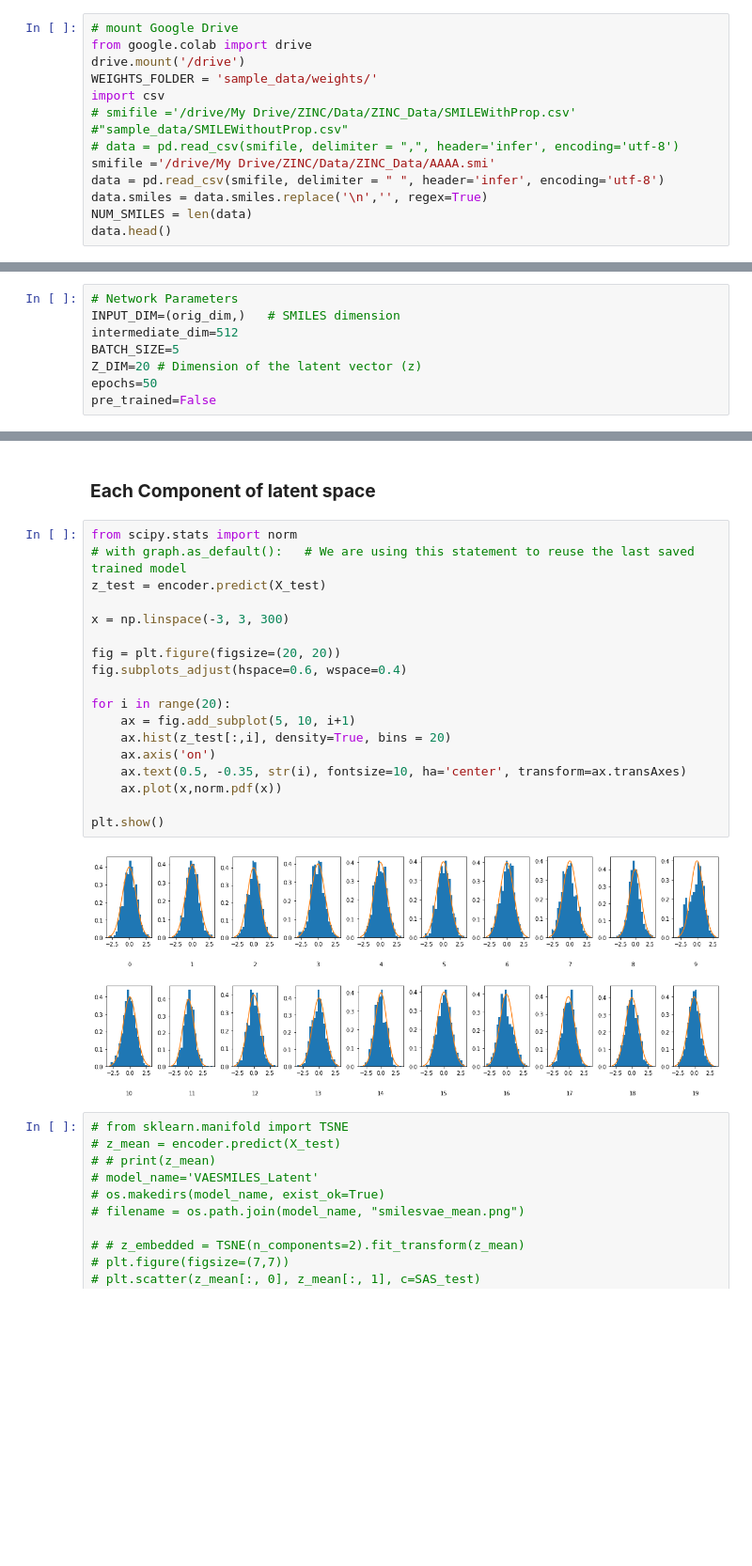
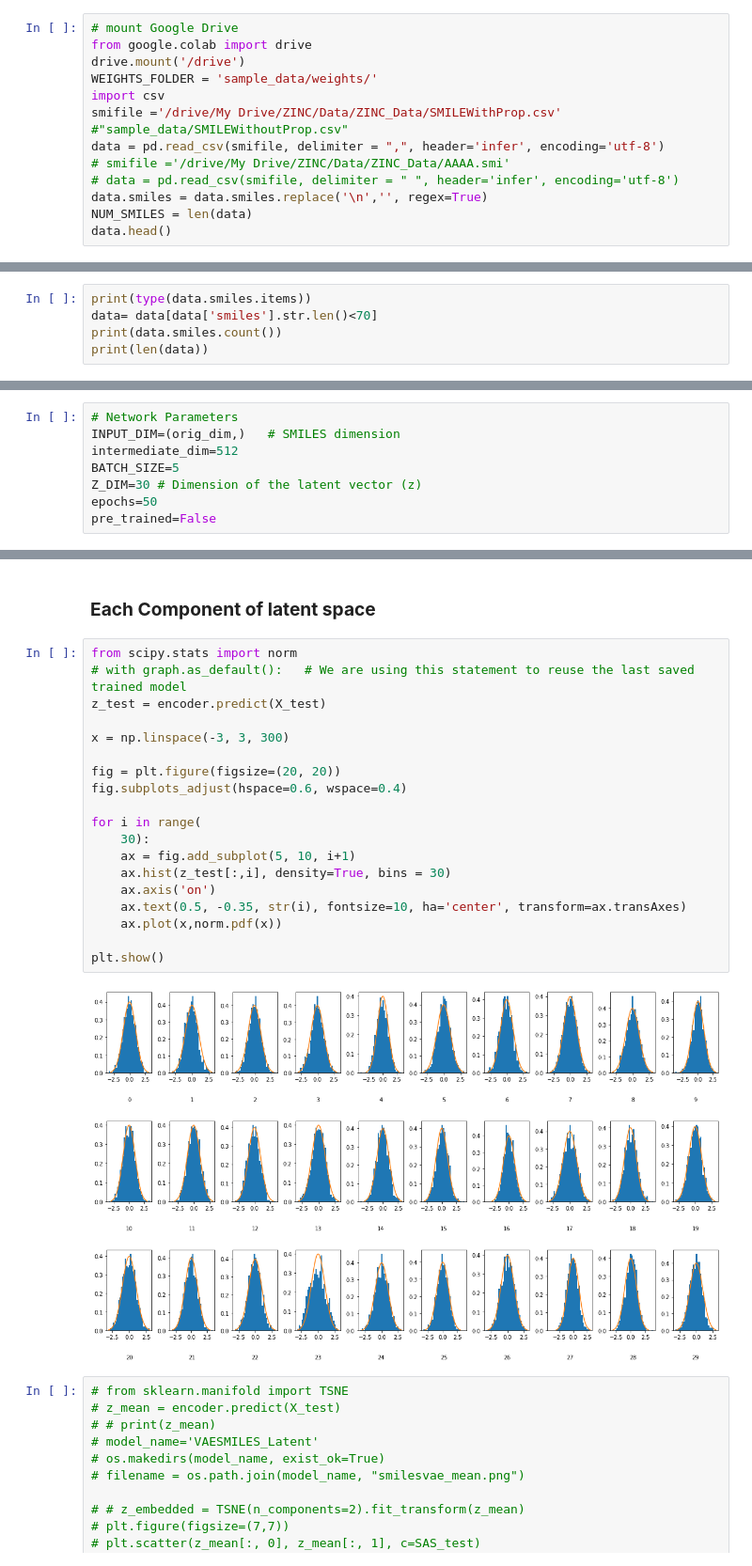
Before and after one commit to chandagrover/Machine-Learning, a Jupyter notebook: 4WithoutProperty_SMILEVAE.ipynb, the cells around one changed output, grey strips where cells are left out. Shown at 94% size. Drawn from its saved outputs; the diff is of its cells as text; blank space fills up the shorter version.

```diff
--- a/4WithoutProperty_SMILEVAE.ipynb
+++ b/4WithoutProperty_SMILEVAE.ipynb
@@ -108,10 +108,10 @@ from google.colab import drive
 drive.mount('/drive')
 WEIGHTS_FOLDER = 'sample_data/weights/'
 import csv
-# smifile ='/drive/My Drive/ZINC/Data/ZINC_Data/SMILEWithProp.csv'      #"sample_data/SMILEWithoutProp.csv"
-# data = pd.read_csv(smifile, delimiter = ",", header='infer', encoding='utf-8')
-smifile ='/drive/My Drive/ZINC/Data/ZINC_Data/AAAA.smi'
-data = pd.read_csv(smifile, delimiter = " ", header='infer', encoding='utf-8')
+smifile ='/drive/My Drive/ZINC/Data/ZINC_Data/SMILEWithProp.csv'      #"sample_data/SMILEWithoutProp.csv"
+data = pd.read_csv(smifile, delimiter = ",", header='infer', encoding='utf-8')
+# smifile ='/drive/My Drive/ZINC/Data/ZINC_Data/AAAA.smi'
+# data = pd.read_csv(smifile, delimiter = " ", header='infer', encoding='utf-8')
 data.smiles = data.smiles.replace('\n','', regex=True)
 NUM_SMILES = len(data)
 data.head()
@@ -125,0 +126,5 @@ Mounted at /drive
+# %%
+print(type(data.smiles.items))
+data= data[data['smiles'].str.len()<70]
+print(data.smiles.count())
+print(len(data))
@@ -234,7 +243,7 @@ X_test = np.reshape(X_test, [-1, orig_dim])
 INPUT_DIM=(orig_dim,)   # SMILES dimension
 intermediate_dim=512
 BATCH_SIZE=5
-Z_DIM=20 # Dimension of the latent vector (z)
+Z_DIM=30 # Dimension of the latent vector (z)
 epochs=50
 pre_trained=False
 # %% [markdown]
@@ -475,23 +480,24 @@ ax1.legend(['train', 'Validation'], loc='lower left')
 # %%
 from scipy.stats import norm
 # with graph.as_default():   # We are using this statement to reuse the last saved trained model
 z_test = encoder.predict(X_test)
 
 x = np.linspace(-3, 3, 300)
 
 fig = plt.figure(figsize=(20, 20))
 fig.subplots_adjust(hspace=0.6, wspace=0.4)
 
-for i in range(20):
+for i in range(
+    30):
     ax = fig.add_subplot(5, 10, i+1)
-    ax.hist(z_test[:,i], density=True, bins = 20)
+    ax.hist(z_test[:,i], density=True, bins = 30)
     ax.axis('on')
     ax.text(0.5, -0.35, str(i), fontsize=10, ha='center', transform=ax.transAxes)
     ax.plot(x,norm.pdf(x))
 
 plt.show()
 # %% [output]
-[figure, old version]
+[figure, new version]
 # %%
 # from sklearn.manifold import TSNE
 # z_mean = encoder.predict(X_test)
```
Also changed, not shown: parts of 25 cells of this notebook.
